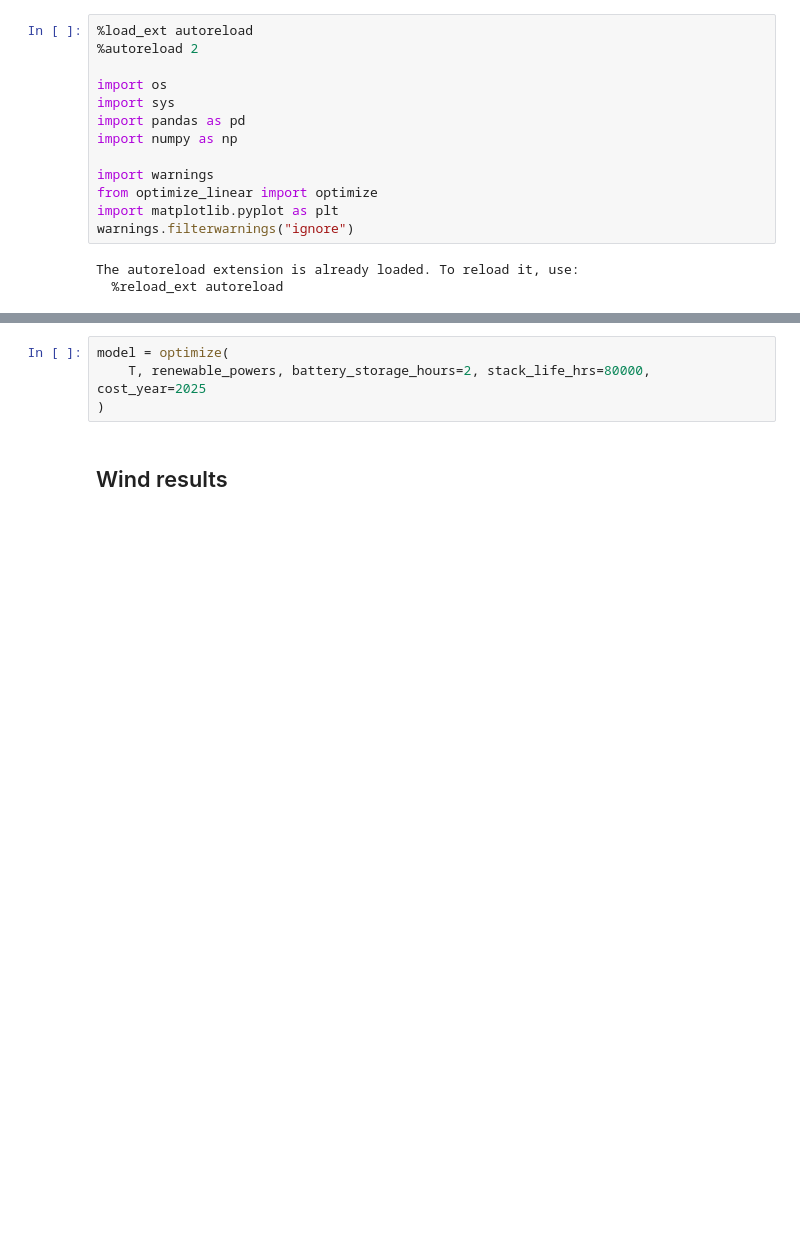
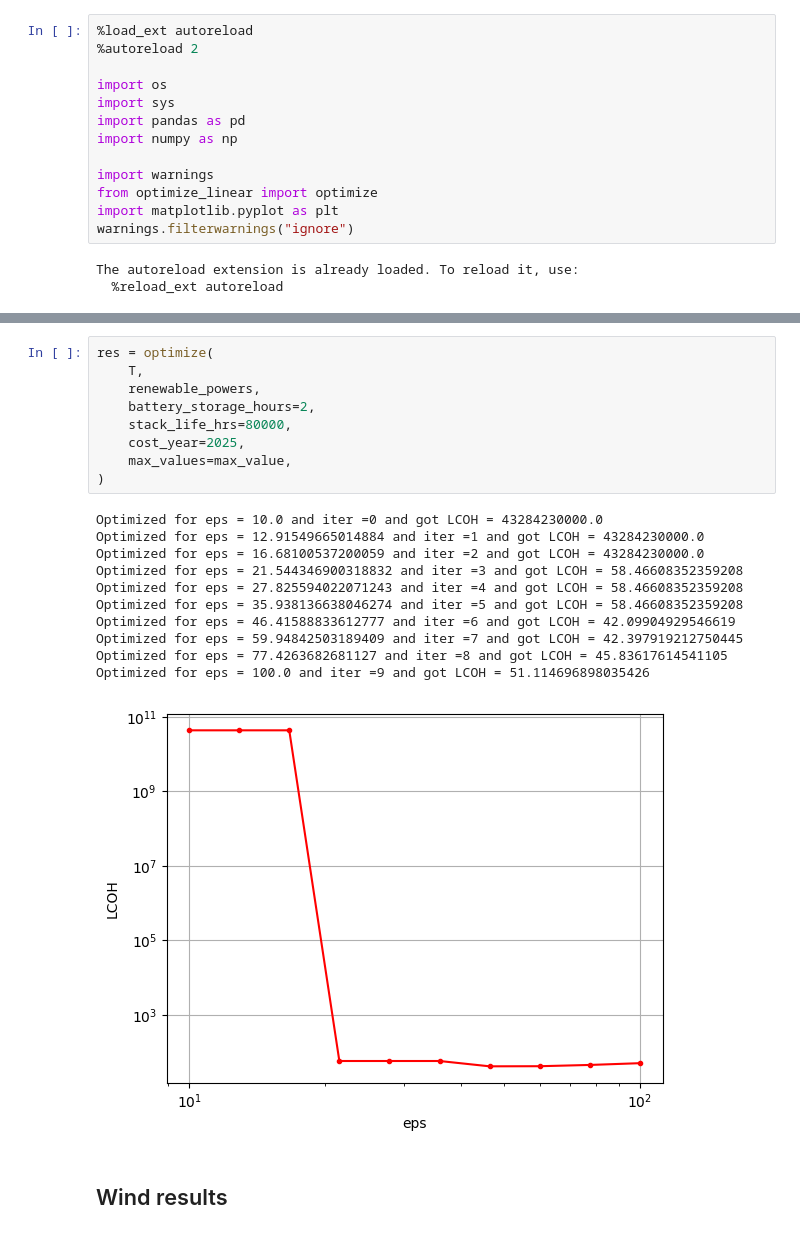
Before and after one commit to vijay092/resource-optimization-hopp, a Jupyter notebook: run_optimization.ipynb, the cells around one changed output, grey strips where cells are left out. Cells and saved outputs as stored; diff of their text form; blank space fills up the shorter version.

```diff
--- a/run_optimization.ipynb
+++ b/run_optimization.ipynb
@@ -39,7 +43,24 @@ plt.grid()
 # %%
-model = optimize(
-    T, renewable_powers, battery_storage_hours=2, stack_life_hrs=80000, cost_year=2025
+res = optimize(
+    T,
+    renewable_powers,
+    battery_storage_hours=2,
+    stack_life_hrs=80000,
+    cost_year=2025,
+    max_values=max_value,
 )
+# %% [output]
+Optimized for eps = 10.0 and iter =0 and got LCOH = 43284230000.0
+Optimized for eps = 12.91549665014884 and iter =1 and got LCOH = 43284230000.0
+Optimized for eps = 16.68100537200059 and iter =2 and got LCOH = 43284230000.0
+Optimized for eps = 21.544346900318832 and iter =3 and got LCOH = 58.46608352359208
+Optimized for eps = 27.825594022071243 and iter =4 and got LCOH = 58.46608352359208
+Optimized for eps = 35.938136638046274 and iter =5 and got LCOH = 58.46608352359208
+Optimized for eps = 46.41588833612777 and iter =6 and got LCOH = 42.09904929546619
+Optimized for eps = 59.94842503189409 and iter =7 and got LCOH = 42.397919212750445
+Optimized for eps = 77.4263682681127 and iter =8 and got LCOH = 45.83617614541105
+Optimized for eps = 100.0 and iter =9 and got LCOH = 51.114696898035426
+[figure, added]
 # %% [markdown]
 ## Wind results
 # %%
```
Also changed, not shown: parts of 9 cells of this notebook, 14 other files.
